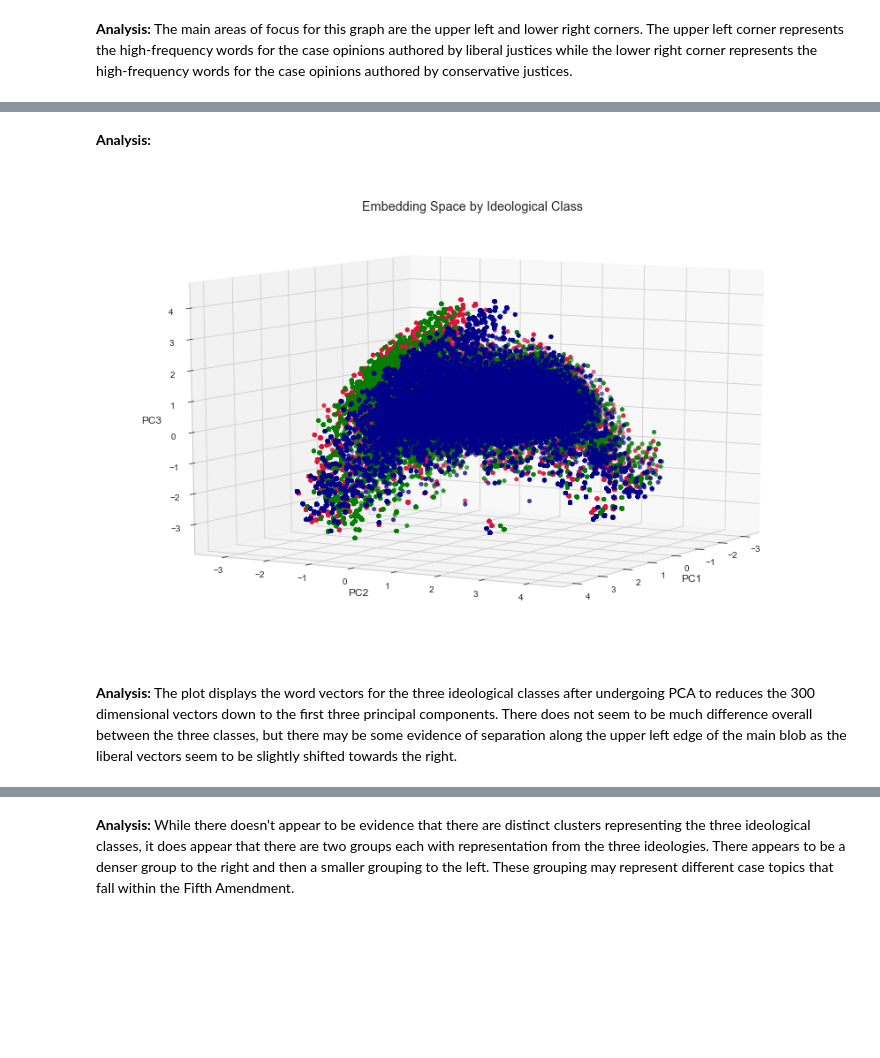
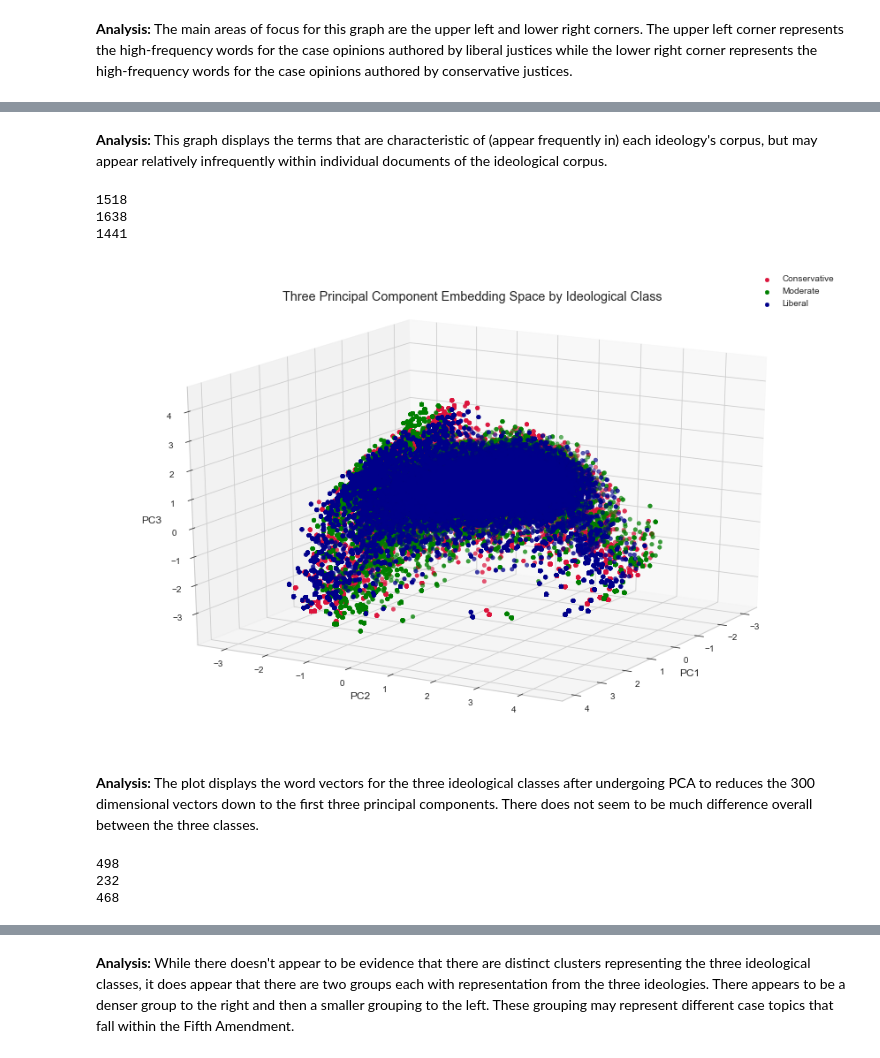
Before and after one commit to kpokrass/Supreme_Court_Case_Ideology, a Jupyter notebook: final_notebook.ipynb, the cells around one changed output, grey strips where cells are left out. Saved outputs shown, nothing was run; the diff lists cells and outputs as text; code cells hidden in the pictures; blank space fills up the shorter version.

```diff
--- a/final_notebook.ipynb
+++ b/final_notebook.ipynb
@@ -944,13 +968,12 @@ stopwords_list += [word.capitalize() for word in cap_stop]
 # Create two verisons of the surname list, capitalize the first letter and capitalize every word (based on the how
 # the names of justices appeared in the texts sampled during initial exploration)
 
-###Actually, unecessary because keras tokenize lower=True converts all tokens to lowercase
 surname_proper = [name.capitalize() for name in surnames]
-# surname_caps = [name.upper() for name in surnames]
+surname_caps = [name.upper() for name in surnames]
 
 # Append the two capitalization variations lists to the stopwords list
 stopwords_list += surname_proper
-# stopwords_list += surname_caps
+stopwords_list += surname_caps
 
 # Create single string of all stopwords to pass a filter with keras tokenizer (might as well while we're here)
 joined_stop = ''.join(tok for tok in stopwords_list)
@@ -1065,14 +1088,15 @@ def pca_3d(vecs1, vecs2, vecs3, title, elev=None, rotate=None):
     # Plot the figure at the specified viewing angle
     fig = plt.figure(figsize=(15,10))
     ax = fig.add_subplot(111, projection='3d')
-    ax.scatter(vecs1_results['PC1'], vecs1_results['PC2'], vecs1_results['PC3'], c='crimson')
-    ax.scatter(vecs2_results['PC1'], vecs2_results['PC2'], vecs2_results['PC3'], c='green')
-    ax.scatter(vecs3_results['PC1'], vecs3_results['PC2'], vecs3_results['PC3'], c='darkblue')
+    ax.scatter(vecs1_results['PC1'], vecs1_results['PC2'], vecs1_results['PC3'], c='crimson', label='Conservative')
+    ax.scatter(vecs2_results['PC1'], vecs2_results['PC2'], vecs2_results['PC3'], c='green', label='Moderate')
+    ax.scatter(vecs3_results['PC1'], vecs3_results['PC2'], vecs3_results['PC3'], c='darkblue', label='Liberal')
     ax.set_title(title)
     ax.set_xlabel('PC1')
     ax.set_ylabel('PC2')
     ax.set_zlabel('PC3')
     ax.view_init(elev, rotate)
+    plt.legend()
 
     plt.show()
 # %%
@@ -1170,8 +1194,8 @@ html = st.produce_characteristic_explorer(corpus2,category='Liberal', category_n
 # IFrame(src=file_name, width = 900, height=700)
 # %% [output]
 [interactive output not drawn]
-# %% [markdown]
-**Analysis:**
+# %% [markdown]
+**Analysis:** This graph displays the terms that are characteristic of (appear frequently in) each ideology's corpus, but may appear relatively infrequently within individual documents of the ideological corpus.
 # %%
 # Isolate the conservative, moderate, and liberal case opinions
 conserv = data_eda.loc[data_eda.ideology_class == 'Conservative']
@@ -1182,9 +1206,13 @@ liberal = data_eda.loc[data_eda.ideology_class == 'Liberal']
 sample_conserv = conserv.sample(frac=0.2, random_state=16)
 print(len(sample_conserv))
 sample_moderate = moderate.sample(frac=0.1, random_state=16) #case opinions from moderate justices 2x other ideologies
-print(sample_moderate)
-sample_liberal = moderate.sample(frac=0.2, random_state=16)
-print(sample_liberal)
+print(len(sample_moderate))
+sample_liberal = liberal.sample(frac=0.2, random_state=16)
+print(len(sample_liberal))
+# %% [output]
+1518
+1638
+1441
 # %%
 # Create a new column in each df to hold its processed texts
 sample_conserv['processed'] = sample_conserv['text'].map(tokenize_and_stop)
@@ -1198,22 +1226,29 @@ lib_vecs = get_spacy_vectors(sample_liberal.processed)
 # %%
 plt.style.use('seaborn-whitegrid')
 # Visualize the word embedding vectors after undergoing PCA
 pca_3d(con_vecs, mod_vecs, lib_vecs, title='Three Principal Component Embedding Space by Ideological Class',
-       elev=10, rotate=30)
+       elev=20, rotate=30)
 # %% [output]
-[figure, old version]
+[figure, new version]
 # %% [markdown]
-**Analysis:** The plot displays the word vectors for the three ideological classes after undergoing PCA to reduces the 300 dimensional vectors down to the first three principal components. There does not seem to be much difference overall between the three classes, but there may be some evidence of separation along the upper left edge of the main blob as the liberal vectors seem to be slightly shifted towards the right.
+**Analysis:** The plot displays the word vectors for the three ideological classes after undergoing PCA to reduces the 300 dimensional vectors down to the first three principal components. There does not seem to be much difference overall between the three classes.
 # %%
 # Isolate the case opinions for ideology pertaining to the First Amendment
 con_amend1 = conserv.loc[conserv.amendment == 1]
+print(len(con_amend1))
 mod_amend1 = moderate.loc[moderate.amendment == 1]
+print(len(mod_amend1))
 lib_amend1 = liberal.loc[liberal.amendment == 1]
+print(len(lib_amend1))
 
 # Create a new column in each dataframe to hold its processed texts
 con_amend1['processed'] = con_amend1['text'].map(tokenize_and_stop)
 mod_amend1['processed'] = mod_amend1['text'].map(tokenize_and_stop)
 lib_amend1['processed'] = lib_amend1['text'].map(tokenize_and_stop)
+# %% [output]
+498
+232
+468
 # %%
 # Create the word vector dataframes for each ideological class
 con1_vecs = get_spacy_vectors(con_amend1.processed)
```
Also changed, not shown: parts of 80 cells of this notebook.
